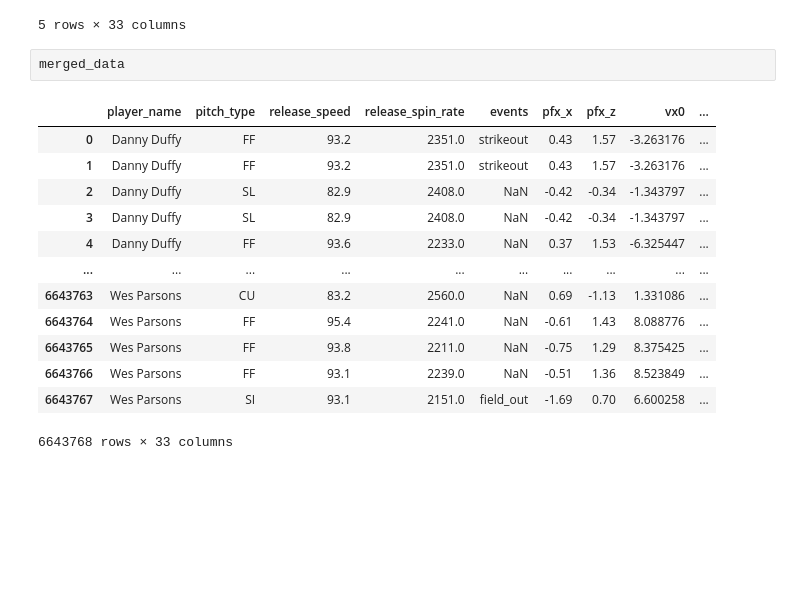
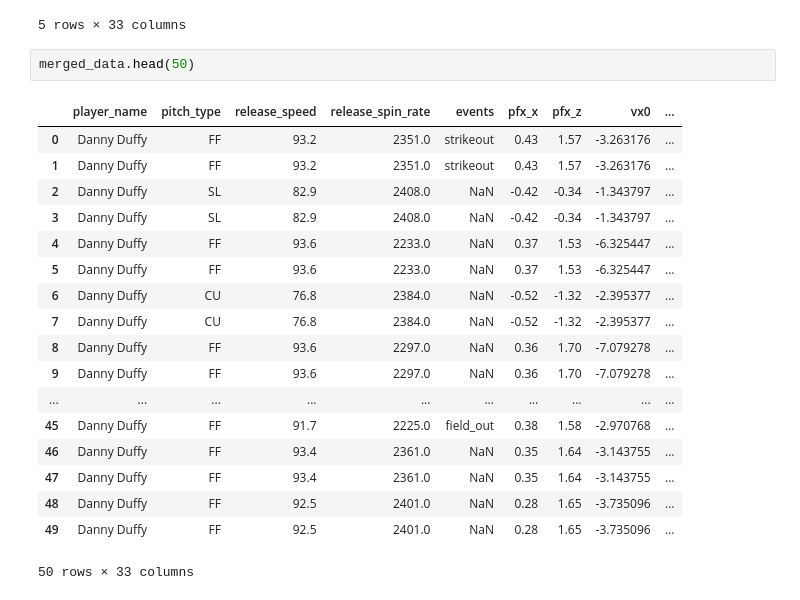
Before and after one commit to RudimentaryChef/RedsHackathon, a Jupyter notebook: EDA.ipynb, the cells around one changed output. Saved outputs shown, nothing was run; the diff lists cells and outputs as text; blank space fills up the shorter version.

```diff
--- a/EDA.ipynb
+++ b/EDA.ipynb
@@ -92,18 +93,23 @@ merged_data.head()
 | 4 | Danny Duffy | FF | 93.6 | 2233.0 | NaN | 0.37 | 1.53 | -6.325447 | ... |
 5 rows × 33 columns
 # %%
-merged_data
+merged_data.head(50)
 # %% [output]
 |  | player_name | pitch_type | release_speed | release_spin_rate | events | pfx_x | pfx_z | vx0 | ... |
 | 0 | Danny Duffy | FF | 93.2 | 2351.0 | strikeout | 0.43 | 1.57 | -3.263176 | ... |
 | 1 | Danny Duffy | FF | 93.2 | 2351.0 | strikeout | 0.43 | 1.57 | -3.263176 | ... |
 | 2 | Danny Duffy | SL | 82.9 | 2408.0 | NaN | -0.42 | -0.34 | -1.343797 | ... |
 | 3 | Danny Duffy | SL | 82.9 | 2408.0 | NaN | -0.42 | -0.34 | -1.343797 | ... |
 | 4 | Danny Duffy | FF | 93.6 | 2233.0 | NaN | 0.37 | 1.53 | -6.325447 | ... |
+| 5 | Danny Duffy | FF | 93.6 | 2233.0 | NaN | 0.37 | 1.53 | -6.325447 | ... |
+| 6 | Danny Duffy | CU | 76.8 | 2384.0 | NaN | -0.52 | -1.32 | -2.395377 | ... |
+| 7 | Danny Duffy | CU | 76.8 | 2384.0 | NaN | -0.52 | -1.32 | -2.395377 | ... |
+| 8 | Danny Duffy | FF | 93.6 | 2297.0 | NaN | 0.36 | 1.70 | -7.079278 | ... |
+| 9 | Danny Duffy | FF | 93.6 | 2297.0 | NaN | 0.36 | 1.70 | -7.079278 | ... |
 | ... | ... | ... | ... | ... | ... | ... | ... | ... | ... |
-| 6643763 | Wes Parsons | CU | 83.2 | 2560.0 | NaN | 0.69 | -1.13 | 1.331086 | ... |
-| 6643764 | Wes Parsons | FF | 95.4 | 2241.0 | NaN | -0.61 | 1.43 | 8.088776 | ... |
-| 6643765 | Wes Parsons | FF | 93.8 | 2211.0 | NaN | -0.75 | 1.29 | 8.375425 | ... |
-| 6643766 | Wes Parsons | FF | 93.1 | 2239.0 | NaN | -0.51 | 1.36 | 8.523849 | ... |
-| 6643767 | Wes Parsons | SI | 93.1 | 2151.0 | field_out | -1.69 | 0.70 | 6.600258 | ... |
+| 45 | Danny Duffy | FF | 91.7 | 2225.0 | field_out | 0.38 | 1.58 | -2.970768 | ... |
+| 46 | Danny Duffy | FF | 93.4 | 2361.0 | NaN | 0.35 | 1.64 | -3.143755 | ... |
+| 47 | Danny Duffy | FF | 93.4 | 2361.0 | NaN | 0.35 | 1.64 | -3.143755 | ... |
+| 48 | Danny Duffy | FF | 92.5 | 2401.0 | NaN | 0.28 | 1.65 | -3.735096 | ... |
+| 49 | Danny Duffy | FF | 92.5 | 2401.0 | NaN | 0.28 | 1.65 | -3.735096 | ... |
-6643768 rows × 33 columns
+50 rows × 33 columns
```
Also changed, not shown: parts of 2 cells of this notebook, 1 other file.
